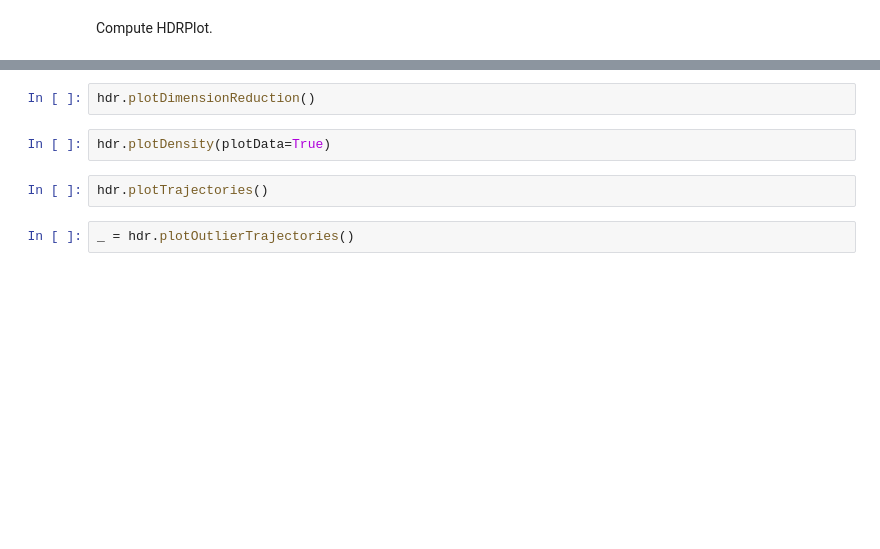
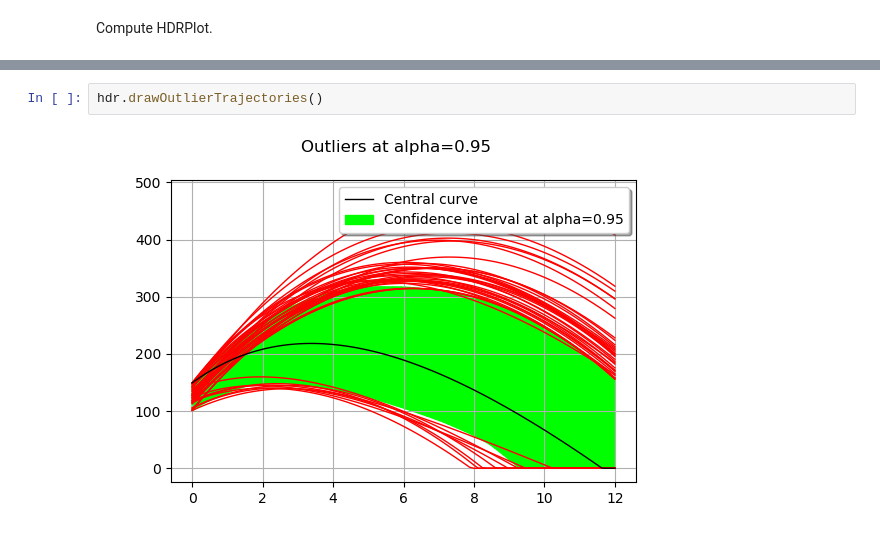
Before and after one commit to mbaudin47/othdrplot, a Jupyter notebook: doc/examples/ProcessHDRAlgorithm-chute.ipynb, the cells around one changed output, grey strips where cells are left out. Drawn from its saved outputs; the diff is of its cells as text; blank space fills up the shorter version.

```diff
--- a/doc/examples/ProcessHDRAlgorithm-chute.ipynb
+++ b/doc/examples/ProcessHDRAlgorithm-chute.ipynb
@@ -121,11 +130,7 @@ TypeError: InvalidArgumentException : Error: expected positive vertices weights,
 # %%
-hdr.plotDimensionReduction()
+hdr.drawOutlierTrajectories()
+# %% [output]
+[figure, added]
-# %%
-hdr.plotDensity(plotData=True)
-# %%
-hdr.plotTrajectories()
-# %%
-_ = hdr.plotOutlierTrajectories()
 # %%
 print("Outliers trajectories at alpha=%.4f" % (hdr.densityPlot.outlierAlpha))
 outlierIndices = hdr.computeOutlierIndices()
```
Also changed, not shown: parts of 7 cells of this notebook, 8 other files.
